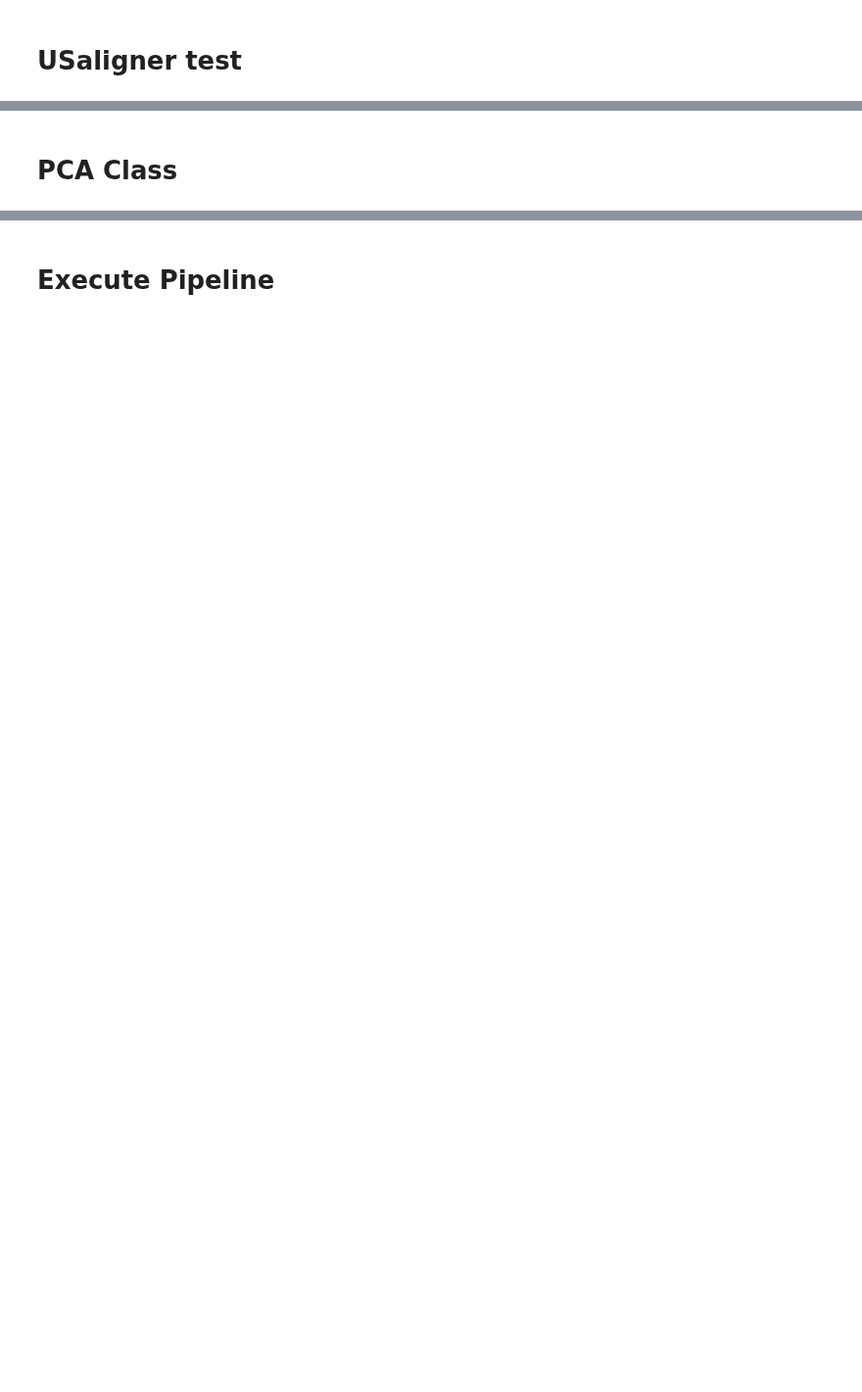
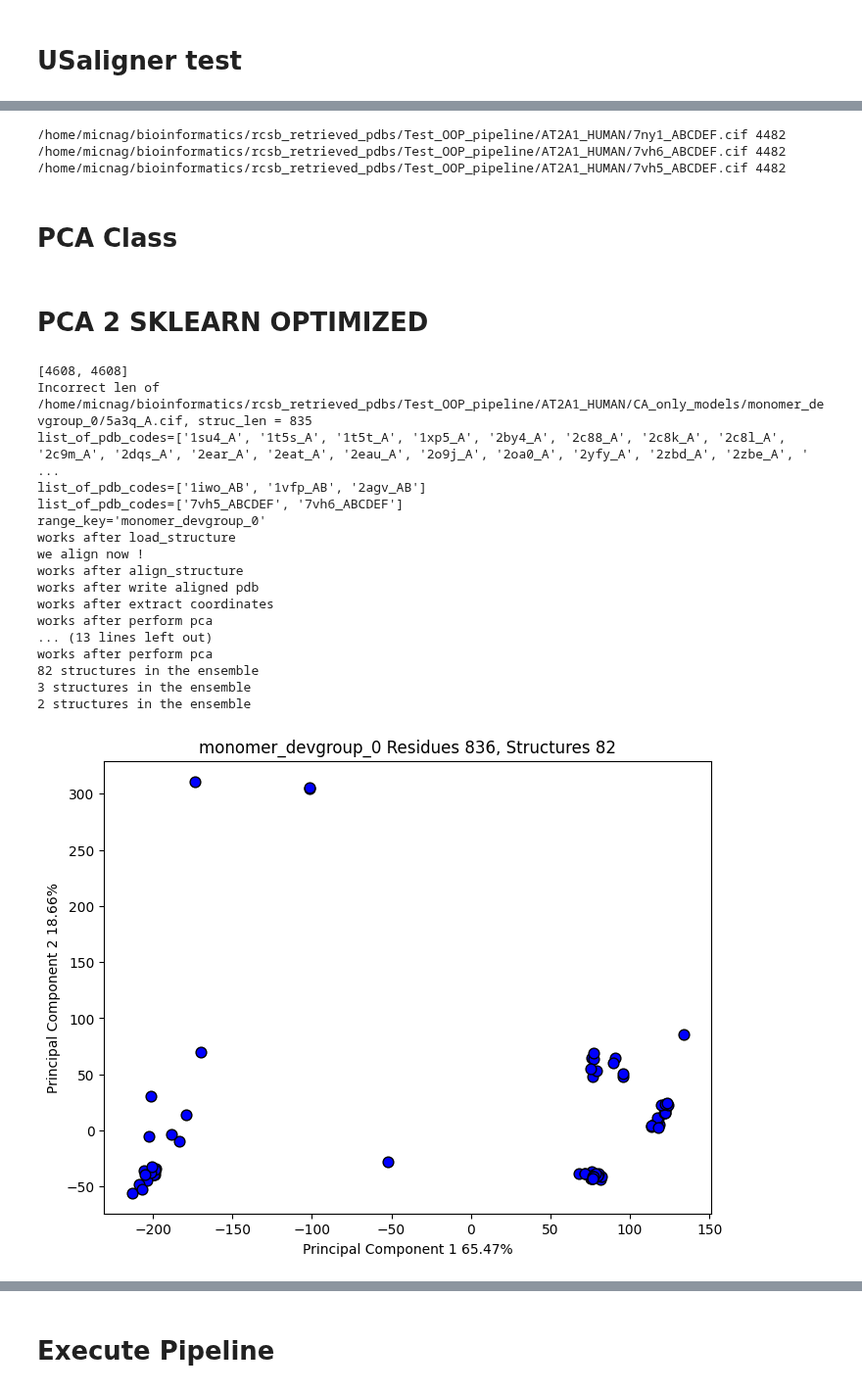
Before and after one commit to nagym72/project_orellana_lab, a Jupyter notebook: michael/Modularized_pipeline4.ipynb, the cells around one changed output, grey strips where cells are left out. Shown at 98% size. Cells and saved outputs as stored; diff of their text form; code cells hidden in the pictures; blank space fills up the shorter version.

```diff
--- a/michael/Modularized_pipeline4.ipynb
+++ b/michael/Modularized_pipeline4.ipynb
@@ -3675,3 +3545,13 @@ USAligner.clustal_seqs_dict
+# %%
+for x , y in USAligner.clustal_seqs_dict.items():
+    #print(x)
+    for p, seq in y.items():
+        if x == "hexamer_devgroup_0":
+            print(p, len(seq))
+# %% [output]
+/home/micnag/bioinformatics/rcsb_retrieved_pdbs/Test_OOP_pipeline/AT2A1_HUMAN/7ny1_ABCDEF.cif 4482
+/home/micnag/bioinformatics/rcsb_retrieved_pdbs/Test_OOP_pipeline/AT2A1_HUMAN/7vh6_ABCDEF.cif 4482
+/home/micnag/bioinformatics/rcsb_retrieved_pdbs/Test_OOP_pipeline/AT2A1_HUMAN/7vh5_ABCDEF.cif 4482
 # %%
 #for ranges, inner_dict in USAligner.usalign_results.items():
 #    print(ranges)
@@ -4284,0 +4273,2 @@ class PrincipalComponentAnalysis2:
+# %% [markdown]
+# PCA 2 SKLEARN OPTIMIZED
@@ -4284,0 +4976,28 @@ class PrincipalComponentAnalysis2:
+# %%
+PCA_tool = PrincipalComponentSklearn(script_dir=script_dir, work_dir=new_work_dir,
+                                      multiseq_dict=USAligner.clustal_seqs_dict, store_original=True)
+#
+PCA_tool.prepare_ensemble() # seems to work. but careful with non canonical residues. might be handled differently later.This version introduces an ALA instead.
+
+#PCA_tool.atomistic_model_directories
+PCA_tool.run_PCA()
+PCA_tool.plot_pca_projections()
+# %% [output]
+[4608, 4608]
+Incorrect len of /home/micnag/bioinformatics/rcsb_retrieved_pdbs/Test_OOP_pipeline/AT2A1_HUMAN/CA_only_models/monomer_devgroup_0/5a3q_A.cif, struc_len = 835
+list_of_pdb_codes=['1su4_A', '1t5s_A', '1t5t_A', '1xp5_A', '2by4_A', '2c88_A', '2c8k_A', '2c8l_A', '2c9m_A', '2dqs_A', '2ear_A', '2eat_A', '2eau_A', '2o9j_A', '2oa0_A', '2yfy_A', '2zbd_A', '2zbe_A', ' ...
+list_of_pdb_codes=['1iwo_AB', '1vfp_AB', '2agv_AB']
+list_of_pdb_codes=['7vh5_ABCDEF', '7vh6_ABCDEF']
+range_key='monomer_devgroup_0'
+works after load_structure
+we align now !
+works after align_structure
+works after write aligned pdb
+works after extract coordinates
+works after perform pca
+... (13 lines left out)
+works after perform pca
+82 structures in the ensemble
+3 structures in the ensemble
+2 structures in the ensemble
+[figure, added]
```
Also changed, not shown: parts of 46 cells of this notebook.
